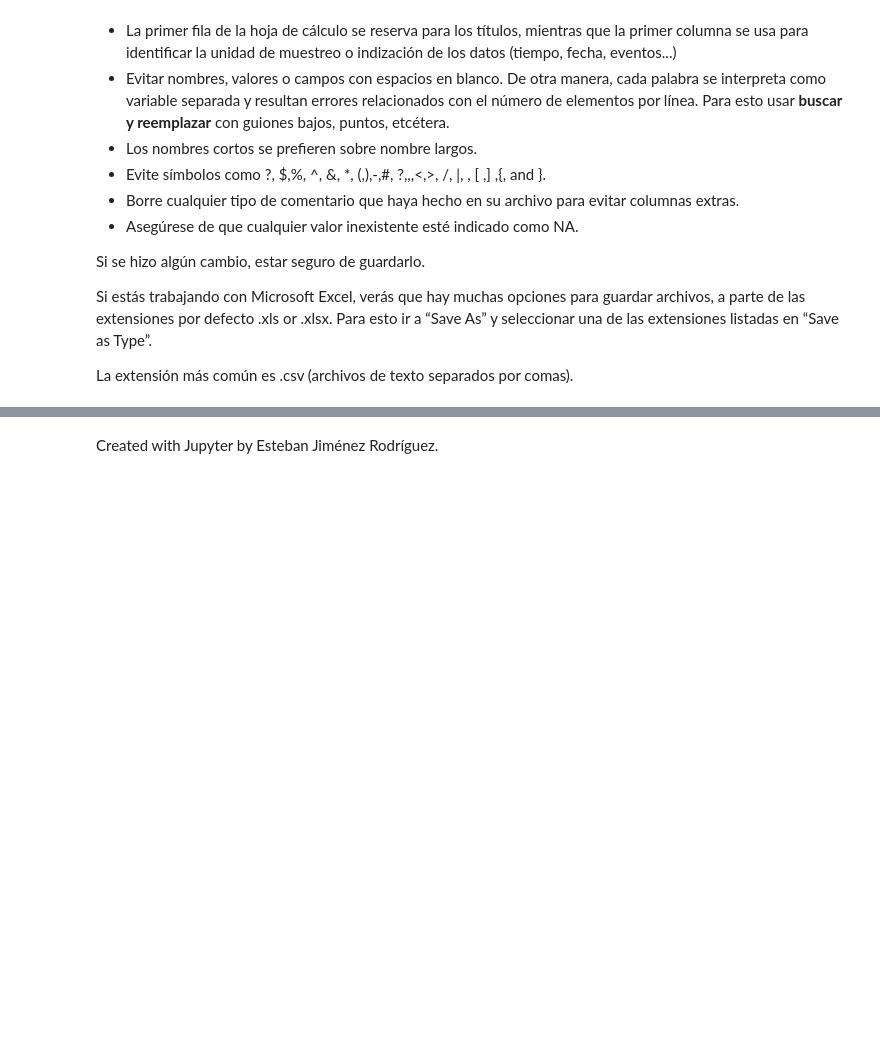
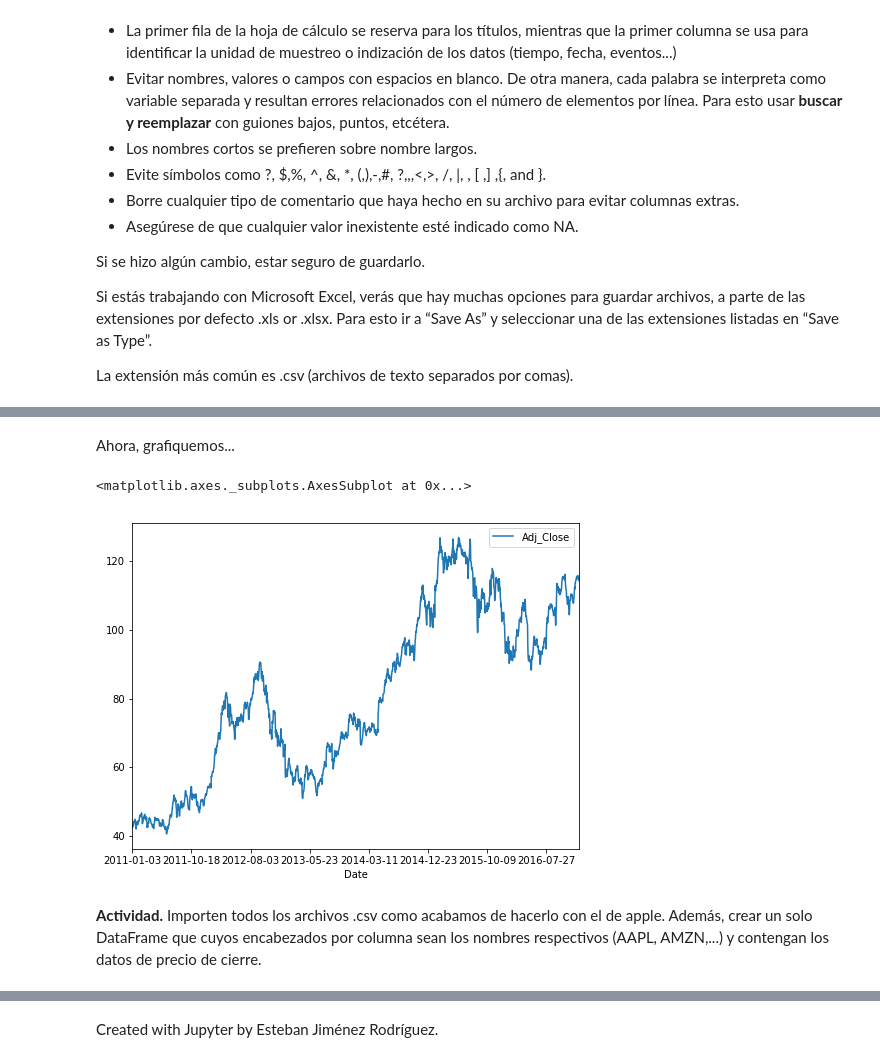
Before and after one commit to luzifi/Simulacion2017, a Jupyter notebook: Modulo2/Clase14_ManejoDatosPandas.ipynb, the cells around one changed output, grey strips where cells are left out. Cells and saved outputs as stored; diff of their text form; code cells hidden in the pictures; blank space fills up the shorter version.

```diff
--- a/Modulo2/Clase14_ManejoDatosPandas.ipynb
+++ b/Modulo2/Clase14_ManejoDatosPandas.ipynb
@@ -47,0 +116,5 @@ La extensión más común es .csv (archivos de texto separados por comas).
+# %%
+# Cargamos hoja de calculo en un dataframe
+file_apple = '/home/esteban/AnacondaProjects/Simulacion2017/Modulo2/precios/AAPL.csv'
+df_apple = pd.read_csv(file_apple, index_col='Date', usecols=['Date', 'Adj_Close'])
+df_apple
@@ -47,0 +141,2 @@ La extensión más común es .csv (archivos de texto separados por comas).
+# %% [markdown]
+Ahora, grafiquemos...
@@ -47,0 +146,7 @@ La extensión más común es .csv (archivos de texto separados por comas).
+# %%
+df_apple.plot(figsize=(8,6))
+# %% [output]
+<matplotlib.axes._subplots.AxesSubplot at 0x...>
+[figure, added]
+# %% [markdown]
+**Actividad.** Importen todos los archivos .csv como acabamos de hacerlo con el de apple. Además, crear un solo DataFrame que cuyos encabezados por columna sean los nombres respectivos (AAPL, AMZN,...) y contengan los datos de precio de cierre.
```
Also changed, not shown: parts of 32 cells of this notebook, 3 other files.
